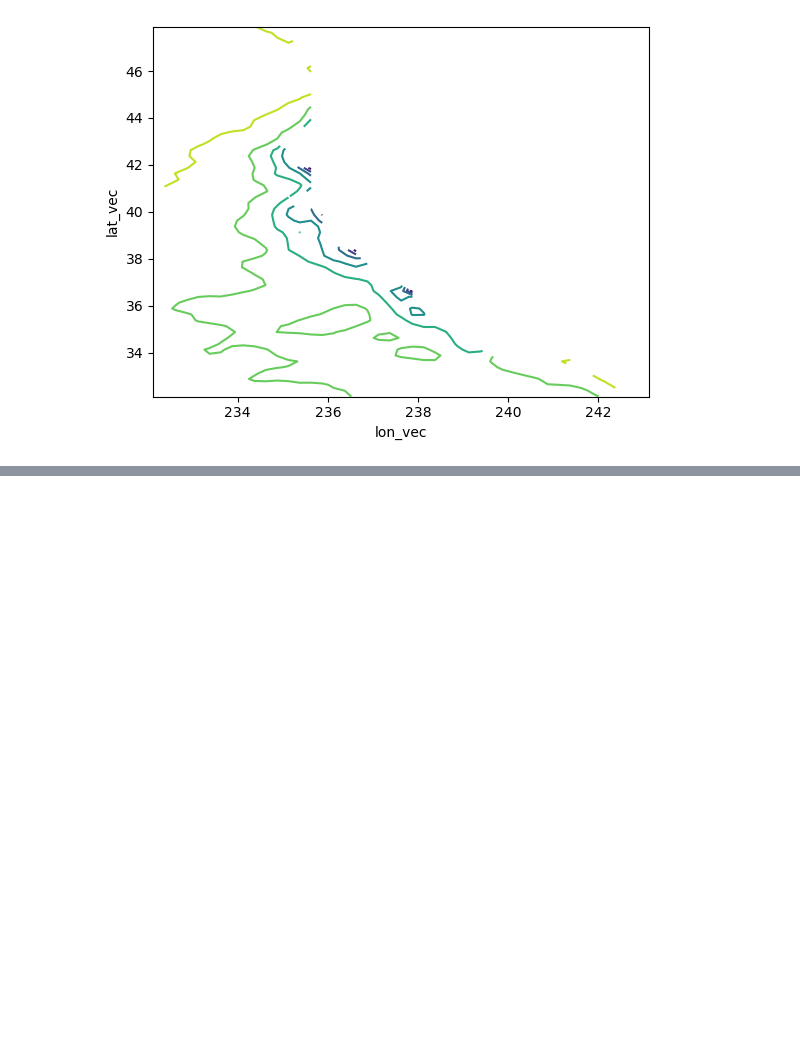
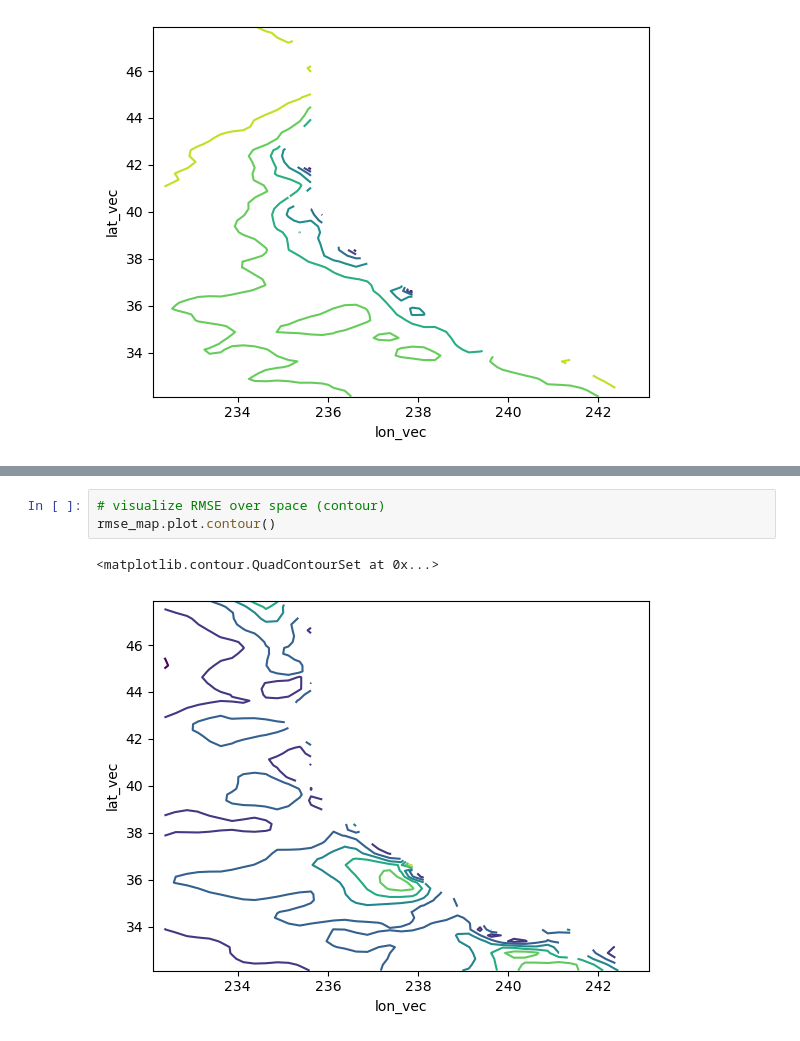
Before and after one commit to brooke-l-hawkins-noaa/mom6-based-esr-indices, a Jupyter notebook: sst_anomaly/sst-comparison.ipynb, the cells around one changed output, grey strips where cells are left out. Drawn from its saved outputs; the diff is of its cells as text; blank space fills up the shorter version.

```diff
--- a/sst_anomaly/sst-comparison.ipynb
+++ b/sst_anomaly/sst-comparison.ipynb
@@ -135,0 +185,6 @@ correlation_map.plot.contour()
+# %%
+# visualize RMSE over space (contour)
+rmse_map.plot.contour()
+# %% [output]
+<matplotlib.contour.QuadContourSet at 0x...>
+[figure, added]
```
Also changed, not shown: parts of 9 cells of this notebook.
